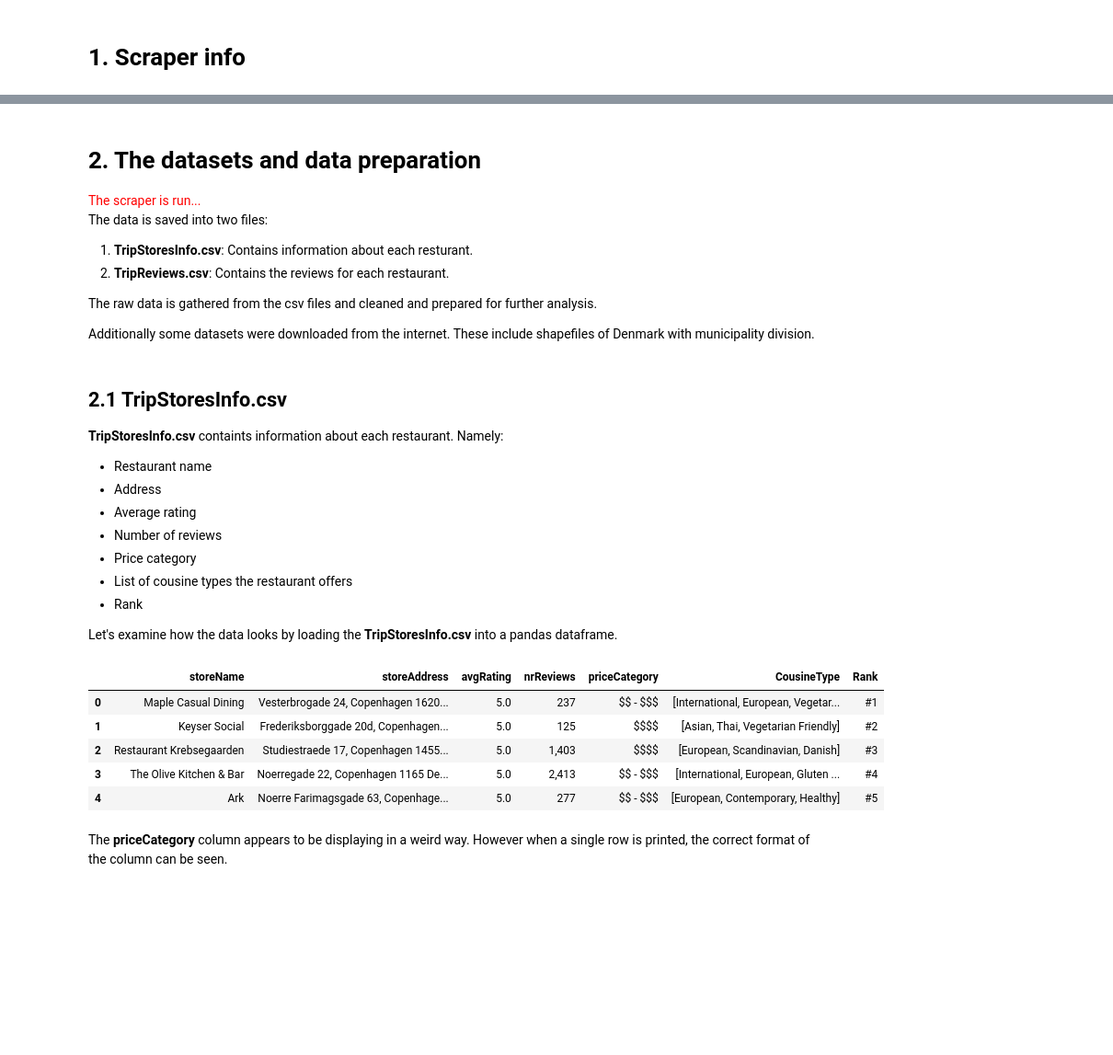
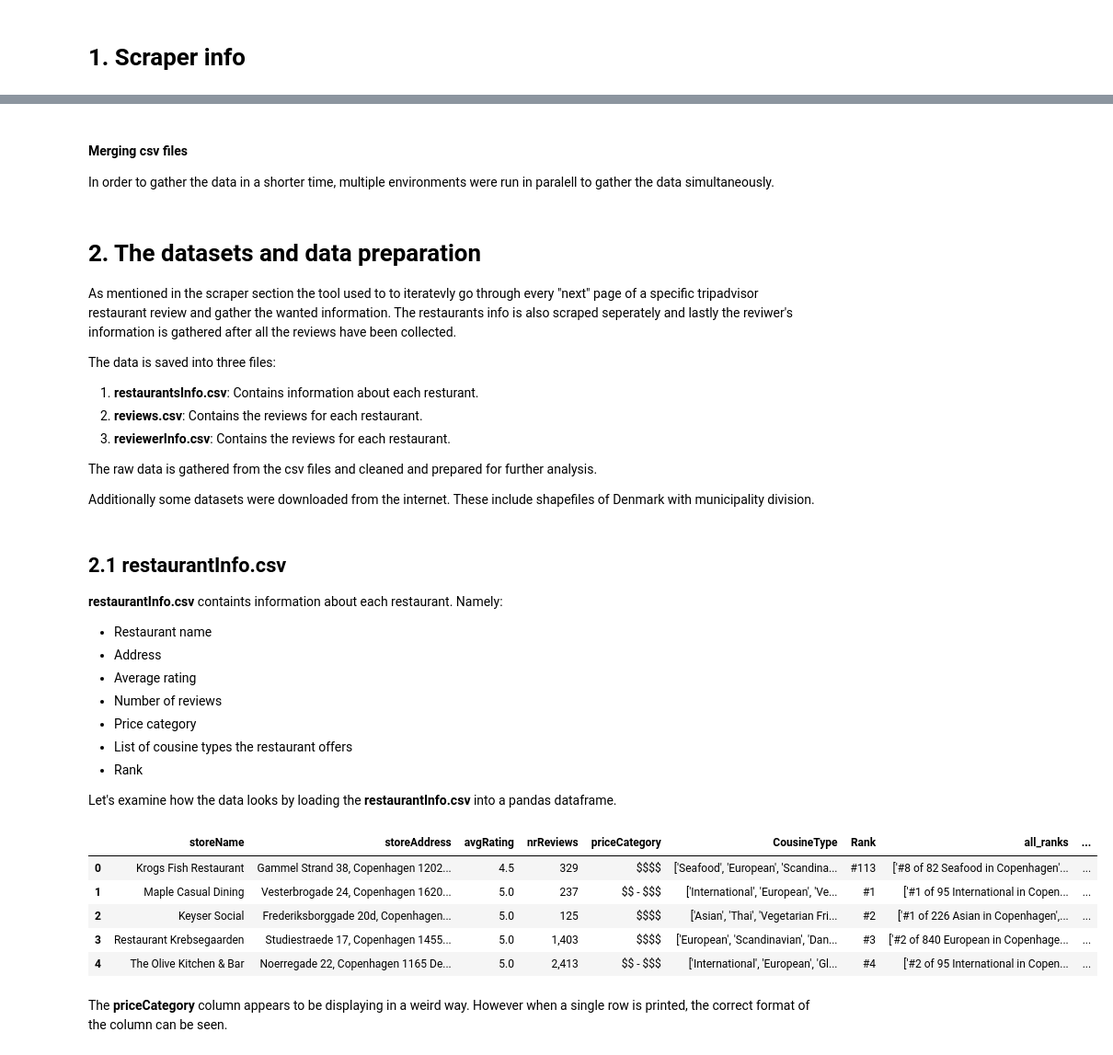
Before and after one commit to hlynurarni/Final_project_s42578_21, a Jupyter notebook: Milestone1.ipynb, the cells around one changed output, grey strips where cells are left out. Shown at 92% size. Cells and saved outputs as stored; diff of their text form; code cells hidden in the pictures; blank space fills up the shorter version.

Commit message:
updating Milestone
Setting information about scraper tool, add business questions, merge data.

```diff
--- a/Milestone1.ipynb
+++ b/Milestone1.ipynb
@@ -41,0 +331,4 @@ from datetime import datetime
+# %% [markdown]
+#### Merging csv files
+
+In order to gather the data in a shorter time, multiple environments were run in paralell to gather the data simultaneously.
@@ -42,22 +355,23 @@ from datetime import datetime
 # %% [markdown]
 <a id="datasets"></a>
 # 2. The datasets and data preparation
-<font color='red'>
-The scraper is run...
-</font>
 
-The data is saved into two files:
-1. **TripStoresInfo.csv**: Contains information about each resturant.
-1. **TripReviews.csv**: Contains the reviews for each restaurant.
+As mentioned in the scraper section the tool used to to iteratevly go through every "next" page of a specific tripadvisor restaurant review and gather the wanted information. The restaurants info is also scraped seperately and lastly the reviwer's information is gathered after all the reviews have been collected.
+
+
+The data is saved into three files:
+1. **restaurantsInfo.csv**: Contains information about each resturant.
+2. **reviews.csv**: Contains the reviews for each restaurant.
+3. **reviewerInfo.csv**: Contains the reviews for each restaurant.
 
 The raw data is gathered from the csv files and cleaned and prepared for further analysis.
 
 Additionally some datasets were downloaded from the internet. These include shapefiles of Denmark with municipality division.
 # %% [markdown]
-<a id="tripstoresinfo"></a>
-## 2.1 TripStoresInfo.csv
+<a id="restaurantInfo"></a>
+## 2.1 restaurantInfo.csv
 
-**TripStoresInfo.csv** containts information about each restaurant. Namely:
+**restaurantInfo.csv** containts information about each restaurant. Namely:
 * Restaurant name
 * Address
 * Average rating
@@ -66,20 +380,19 @@ Additionally some datasets were downloaded from the internet. These include shap
 * List of cousine types the restaurant offers
 * Rank
 
-Let's examine how the data looks by loading the **TripStoresInfo.csv** into a pandas dataframe.
+Let's examine how the data looks by loading the **restaurantInfo.csv** into a pandas dataframe.
 # %%
 # Load and examine the restaurant info dataset
 # Know that CousineType contains a list, so use converter to get it read in correctly
-restaurants = pd.read_csv('TripStoresInfo.csv',
-                          converters={'CousineType':ast.literal_eval})
+restaurants = pd.read_csv('Data/restaurantInfo.csv')
 restaurants.head()
 # %% [output]
-|  | storeName | storeAddress | avgRating | nrReviews | priceCategory | CousineType | Rank |
-| 0 | Maple Casual Dining | Vesterbrogade 24, Copenhagen 1620... | 5.0 | 237 | $$ - $$$ | [International, European, Vegetar... | #1 |
-| 1 | Keyser Social | Frederiksborggade 20d, Copenhagen... | 5.0 | 125 | $$$$ | [Asian, Thai, Vegetarian Friendly] | #2 |
-| 2 | Restaurant Krebsegaarden | Studiestraede 17, Copenhagen 1455... | 5.0 | 1,403 | $$$$ | [European, Scandinavian, Danish] | #3 |
-| 3 | The Olive Kitchen & Bar | Noerregade 22, Copenhagen 1165 De... | 5.0 | 2,413 | $$ - $$$ | [International, European, Gluten ... | #4 |
-| 4 | Ark | Noerre Farimagsgade 63, Copenhage... | 5.0 | 277 | $$ - $$$ | [European, Contemporary, Healthy] | #5 |
+|  | storeName | storeAddress | avgRating | nrReviews | priceCategory | CousineType | Rank | all_ranks | ... |
+| 0 | Krogs Fish Restaurant | Gammel Strand 38, Copenhagen 1202... | 4.5 | 329 | $$$$ | ['Seafood', 'European', 'Scandina... | #113 | ['#8 of 82 Seafood in Copenhagen'... | ... |
+| 1 | Maple Casual Dining | Vesterbrogade 24, Copenhagen 1620... | 5.0 | 237 | $$ - $$$ | ['International', 'European', 'Ve... | #1 | ['#1 of 95 International in Copen... | ... |
+| 2 | Keyser Social | Frederiksborggade 20d, Copenhagen... | 5.0 | 125 | $$$$ | ['Asian', 'Thai', 'Vegetarian Fri... | #2 | ['#1 of 226 Asian in Copenhagen',... | ... |
+| 3 | Restaurant Krebsegaarden | Studiestraede 17, Copenhagen 1455... | 5.0 | 1,403 | $$$$ | ['European', 'Scandinavian', 'Dan... | #3 | ['#2 of 840 European in Copenhage... | ... |
+| 4 | The Olive Kitchen & Bar | Noerregade 22, Copenhagen 1165 De... | 5.0 | 2,413 | $$ - $$$ | ['International', 'European', 'Gl... | #4 | ['#2 of 95 International in Copen... | ... |
 # %% [markdown]
 The **priceCategory** column appears to be displaying in a weird way. However when a single row is printed, the correct format of the column can be seen.
 # %%
```
Also changed, not shown: parts of 27 cells of this notebook, 9 other files.
